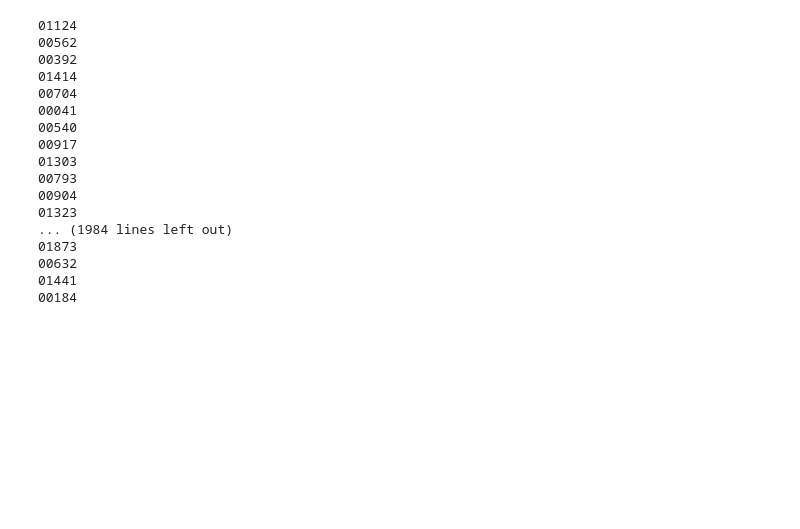
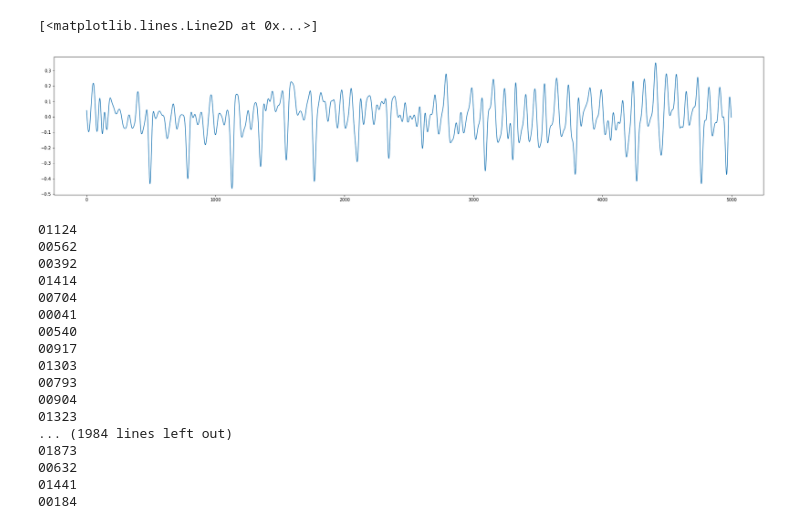
Before and after one commit to mato00/pseudo-periodic, a Jupyter notebook: data_augment.ipynb, the cells around one changed output. Cells and saved outputs as stored; diff of their text form; code cells hidden in the pictures; blank space fills up the shorter version.

```diff
--- a/data_augment.ipynb
+++ b/data_augment.ipynb
@@ -10,3 +13,15 @@ import math
+# %%
+ecg_data = sio.loadmat('/data/ECG/CPSC2019/debug/data/data_00092.mat')['ecg'].squeeze()
+# %%
+ecg = ep.pp(ecg_data)
+ecg_lp = ecg - ep.lowpass_filter(ecg, 0.05, 500)
+ecg_hp = ecg_lp - ep.highpass_filter(ecg_lp, 15, 500)
+# %%
+plt.figure(figsize=(30,6))
+plt.plot(ecg_hp)
+# %% [output]
+[<matplotlib.lines.Line2D at 0x...>]
+[figure, added]
 # %%
 DATA_PATH = '/data/ECG/CPSC2019/train/data/'
 REF_PATH = '/data/ECG/CPSC2019/train/ref/'
```
Also changed, not shown: parts of 4 cells of this notebook, 6 other files.
